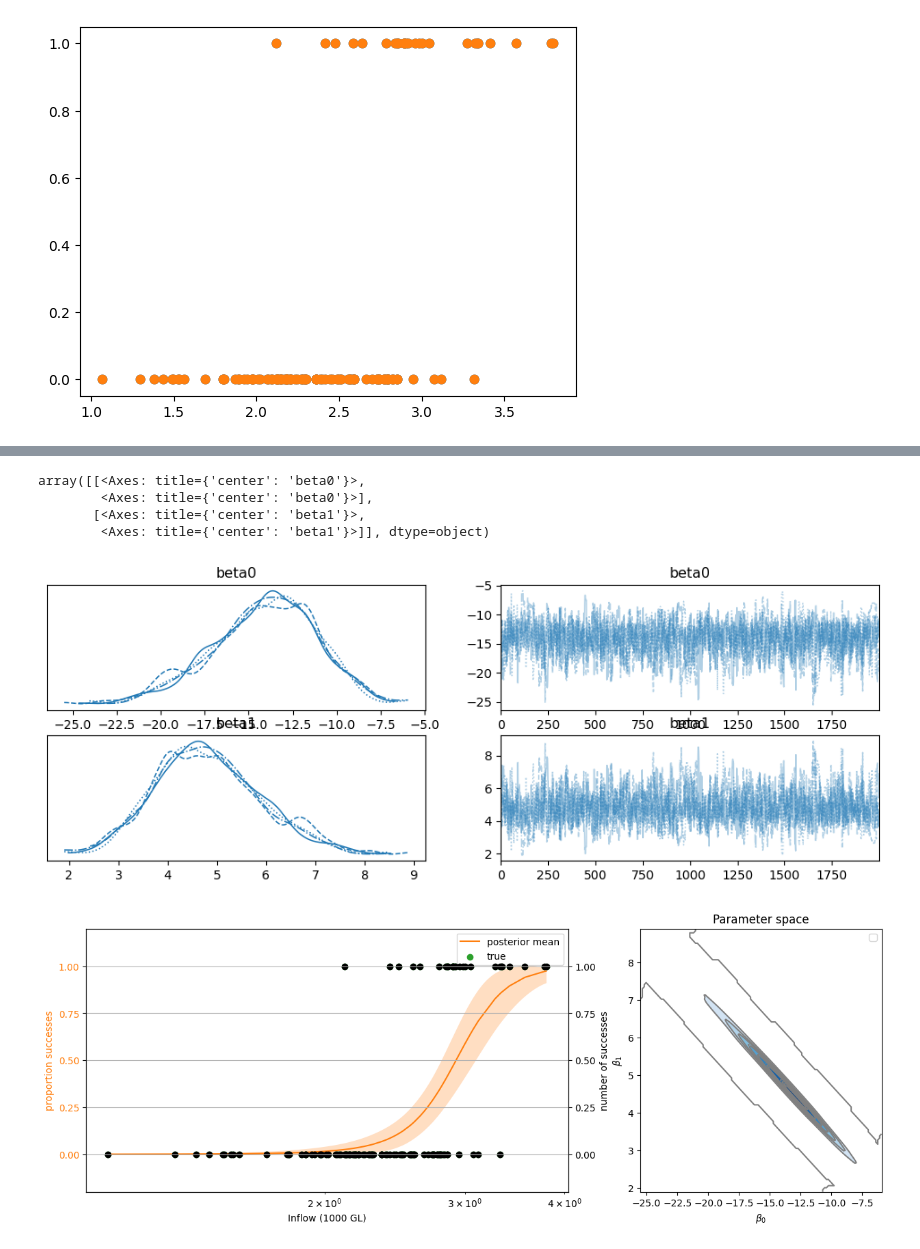
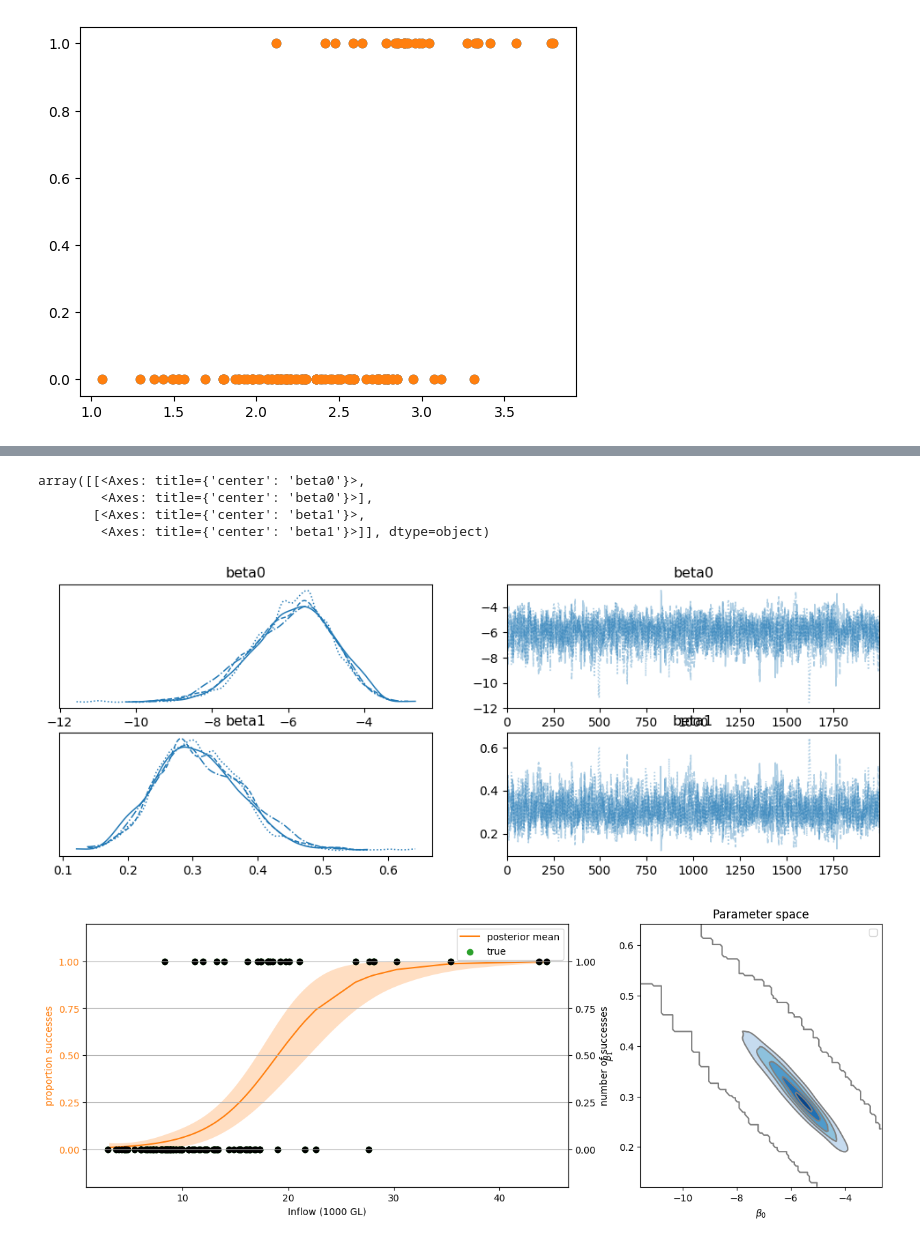
Before and after one commit to derob/WERP_projecting_SFIs, a Jupyter notebook: notebooks/test_notebook.ipynb, the cells around one changed output, grey strips where cells are left out. Drawn from its saved outputs; the diff is of its cells as text; code cells hidden in the pictures.

Commit message:
working prototype of initial model. can condition on previous inflow as well as current inflow. Need to add Environmental water into the mix

```diff
--- a/notebooks/test_notebook.ipynb
+++ b/notebooks/test_notebook.ipynb
@@ -15,6 +13,6 @@ WARNING (pytensor.tensor.blas): Using NumPy C-API based implementation for BLAS
 # %%
-filename = "C:/Users/rob635/OneDrive - CSIRO/WERP/SFI_Projection/Data/_MURR_B0D000__eFA_annual_stats_10discount.txt"
-openfile = open(filename)
-inlines = openfile.readlines()
-inlines
+filename = r"C:/Users/rob635/OneDrive - CSIRO/WERP/SFI_Projection/Data/_MURR_B0D000__eFA_annual_stats_10discount.txt"
+outdf = sfi_file_to_pandas(filename)
+
+outdf
 # %% [output]
@@ -82,7 +31,0 @@ len(outstruct[sitelist[1]]['GKP_R1'])
-# %%
-
-outlist = list()
-for site in sitelist:
-    outlist.append( pd.DataFrame(outstruct[site], index = timeindex))
-outdf = pd.concat(outlist, axis = 1, join='inner')
-outdf
@@ -148,7 +83,7 @@ plt.scatter(x=data['inflow'], y= data['BMF_R1'])
 [figure]
 # %%
 data = pd.concat([annualpredictor['inflow'],outdf['BMF_R1']],axis=1, join='inner')
-data['inflow'] = np.log(data['inflow']/1000000)
+data['inflow'] = (data['inflow']/1000000)
 
 data = data.reset_index()[data.columns[-2:]]
 
@@ -192,7 +127,7 @@ array([[<Axes: title={'center': 'beta0'}>,
         <Axes: title={'center': 'beta0'}>],
        [<Axes: title={'center': 'beta1'}>,
         <Axes: title={'center': 'beta1'}>]], dtype=object)
-[figure, old version]
+[figure, new version]
 # %%
 p_true = (data["BMF_R1"])
 # %%
@@ -214,32 +149,32 @@ ax[0].plot(data["inflow"], post_mean, label="posterior mean", color="C1")
 ax[0].scatter(data["inflow"], p_true,  label="true", color="C2")
 # formatting
 ax[0].set(xlabel="Inflow (1000 GL)")
 ax[0].set_ylabel("proportion successes", color="C1")
 ax[0].tick_params(axis="y", labelcolor="C1")
 ax[0].legend()
-ax[0].set_xscale('log')
+#ax[0].set_xscale('log')
 # instantiate a second axes that shares the same x-axis
 freq = ax[0].twinx()
 freq.set_ylabel("number of successes")
 freq.scatter(data["inflow"], data["BMF_R1"], color="k", label="data")
 # get y-axes to line up
 y_buffer = 0.2
 freq.set(ylim=[-y_buffer, n + y_buffer])
 ax[0].set(ylim=[-(y_buffer / n), 1 + (y_buffer / n)])
 freq.grid(None)
 # set both y-axis to have 5 ticks
 ax[0].set(yticks=np.linspace(0, n, 5) / n)
 freq.set(yticks=np.linspace(0, n, 5))
 
 # Parameter space plot ===================================================
 az.plot_kde(
     az.extract(idata, var_names="beta0"),
     az.extract(idata, var_names="beta1"),
     contourf_kwargs={"cmap": "Blues"},
     ax=ax[1],
 )
 #ax[1].plot(beta0_true, beta1_true, "C2o", label="true")
 ax[1].set(xlabel=r"$\beta_0$", ylabel=r"$\beta_1$", title="Parameter space")
 ax[1].legend(facecolor="white", frameon=True);
 # %% [output]
-[figure, old version]
+[figure, new version]
```
Also changed, not shown: parts of 28 cells of this notebook.
